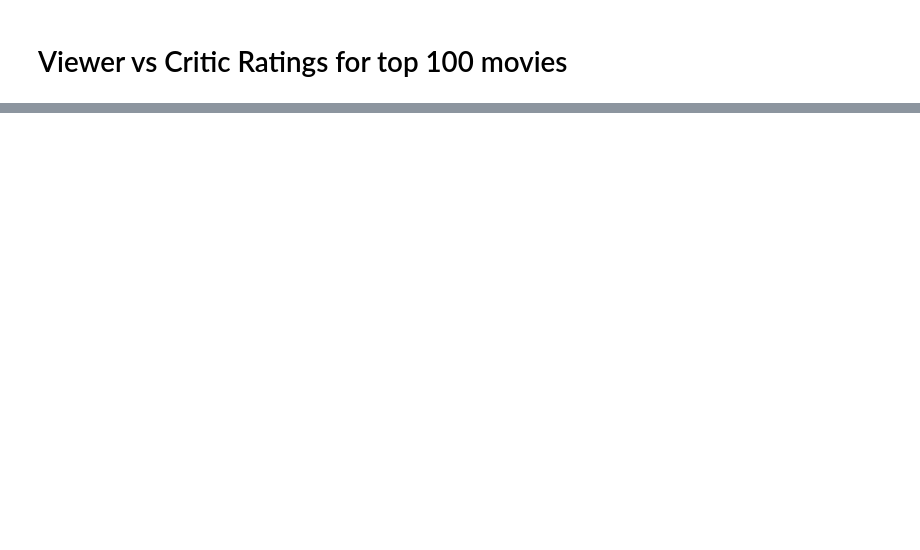
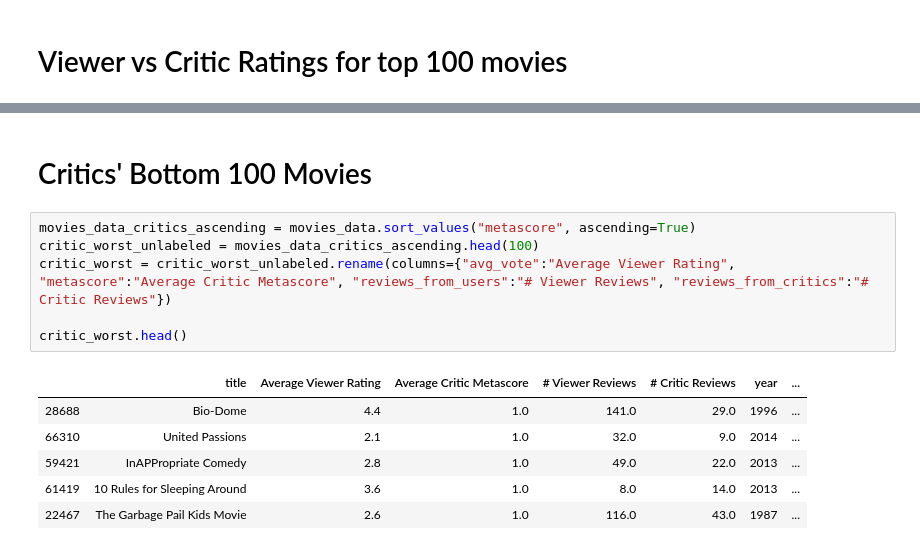
Before and after one commit to cckuqui/IMDB-analysis, a Jupyter notebook: Project#1_IMDB-Question#1_(user_vs_critic_reviews).ipynb, the cells around one changed output, grey strips where cells are left out. Cells and saved outputs as stored; diff of their text form; blank space fills up the shorter version.

```diff
--- a/Project #1-IMDB.ipynb
+++ b/Project#1_IMDB-Question#1_(user_vs_critic_reviews).ipynb
@@ -290,0 +394,15 @@ Observations: On average, both viwers and critics rated movies from the 1960s an
+# %% [markdown]
+# Critics' Bottom 100 Movies
+# %%
+movies_data_critics_ascending = movies_data.sort_values("metascore", ascending=True)
+critic_worst_unlabeled = movies_data_critics_ascending.head(100)
+critic_worst = critic_worst_unlabeled.rename(columns={"avg_vote":"Average Viewer Rating", "metascore":"Average Critic Metascore", "reviews_from_users":"# Viewer Reviews", "reviews_from_critics":"# Critic Reviews"})
+
+critic_worst.head()
+# %% [output]
+|  | title | Average Viewer Rating | Average Critic Metascore | # Viewer Reviews | # Critic Reviews | year | ... |
+| 28688 | Bio-Dome | 4.4 | 1.0 | 141.0 | 29.0 | 1996 | ... |
+| 66310 | United Passions | 2.1 | 1.0 | 32.0 | 9.0 | 2014 | ... |
+| 59421 | InAPPropriate Comedy | 2.8 | 1.0 | 49.0 | 22.0 | 2013 | ... |
+| 61419 | 10 Rules for Sleeping Around | 3.6 | 1.0 | 8.0 | 14.0 | 2013 | ... |
+| 22467 | The Garbage Pail Kids Movie | 2.6 | 1.0 | 116.0 | 43.0 | 1987 | ... |
```
Also changed, not shown: parts of 15 cells of this notebook.
